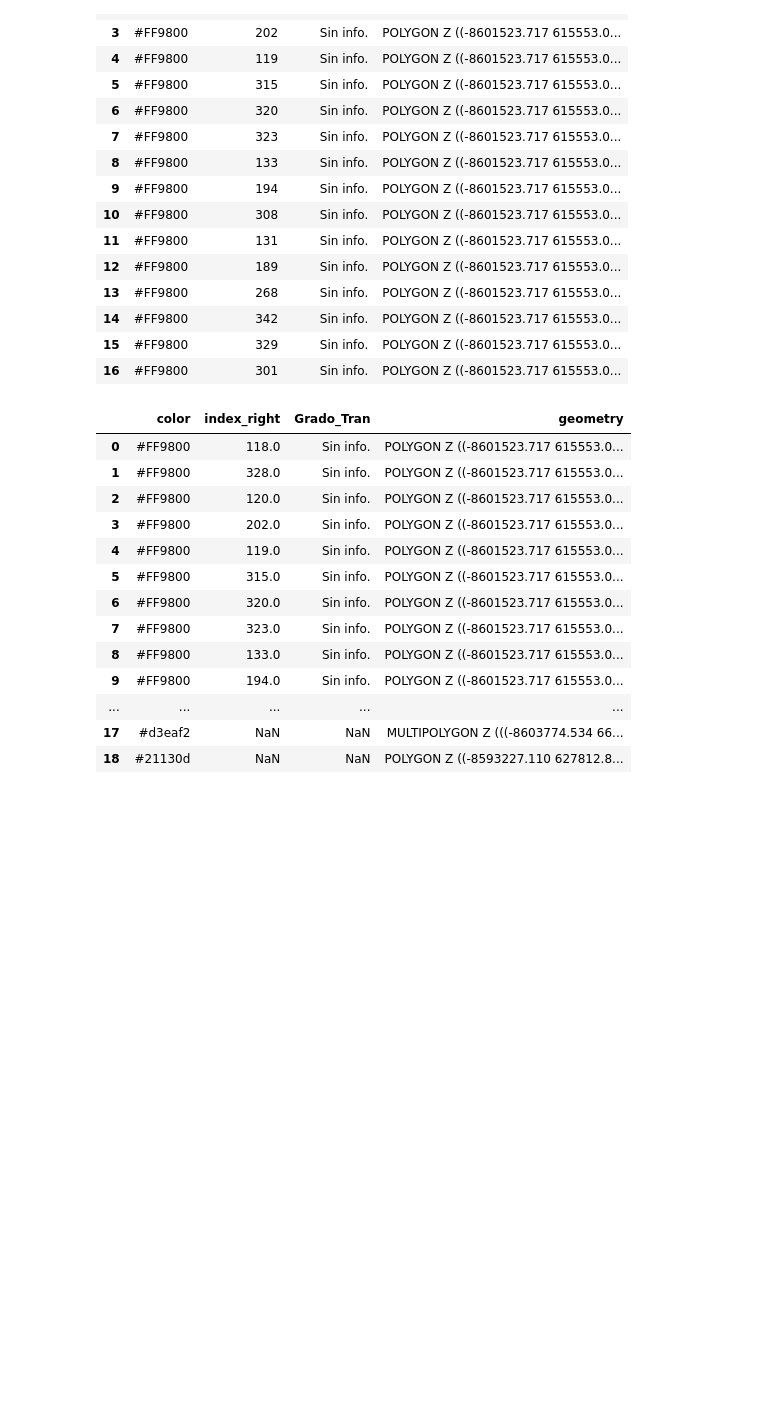
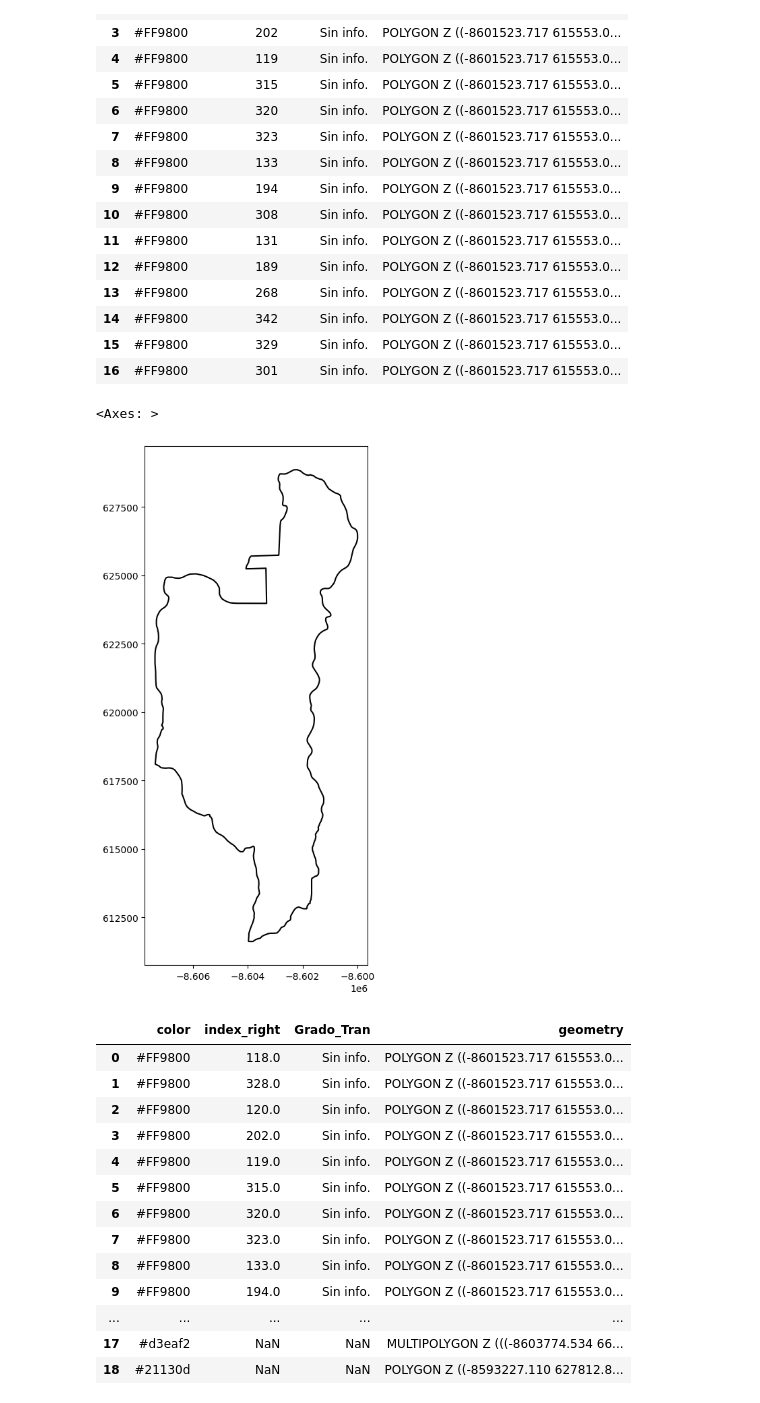
Before and after one commit to monteroanibal/taller_Python_SemanaGEO2024, a Jupyter notebook: tallerPython_SemGEO2024_pt1_exploracion_datos_espaciales.ipynb, the cells around one changed output. Cells and saved outputs as stored; diff of their text form; code cells hidden in the pictures; blank space fills up the shorter version.

```diff
--- a/tallerPython_SemGEO2024_pt1_exploracion_datos_espaciales.ipynb
+++ b/tallerPython_SemGEO2024_pt1_exploracion_datos_espaciales.ipynb
@@ -772,6 +760,11 @@ interseccion_nuqui
 | 14 | #FF9800 | 342 | Sin info. | POLYGON Z ((-8601523.717 615553.0... |
 | 15 | #FF9800 | 329 | Sin info. | POLYGON Z ((-8601523.717 615553.0... |
 | 16 | #FF9800 | 301 | Sin info. | POLYGON Z ((-8601523.717 615553.0... |
+# %%
+interseccion_nuqui[:1].boundary.plot(figsize=(10,10), edgecolor='k', alpha=1)
+# %% [output]
+<Axes: >
+[figure, added]
 # %%
 union_nuqui = gpd.overlay(nuqui_resg[['geometry','color']].to_crs(epsg=3857), nuqui_hume_subc, how='union')
 union_nuqui
```
Also changed, not shown: parts of 8 cells of this notebook.
